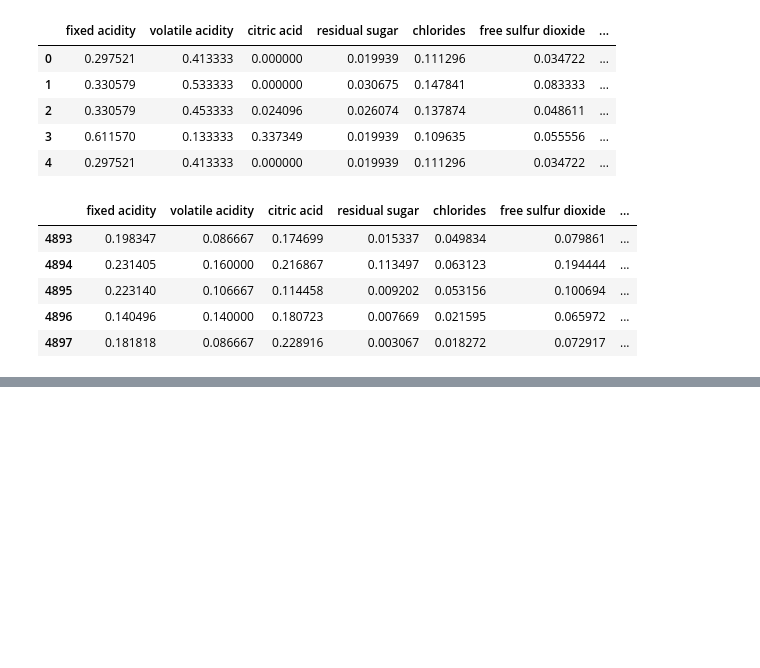
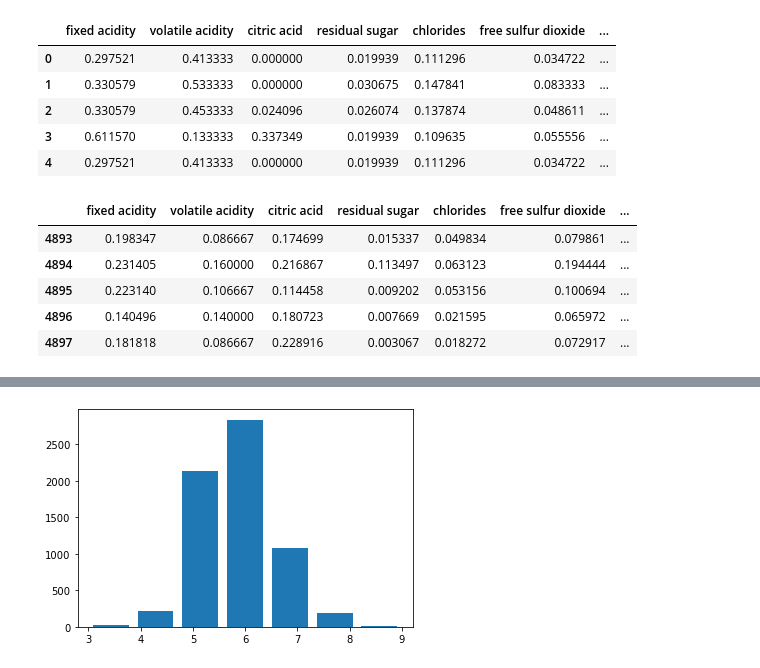
Before and after one commit to BabyUnicorn90/TensorFlow2, a Jupyter notebook: 5 Classification.ipynb, the cells around one changed output, grey strips where cells are left out. Saved outputs shown, nothing was run; the diff lists cells and outputs as text; code cells hidden in the pictures; blank space fills up the shorter version.

```diff
--- a/5 Classification.ipynb
+++ b/5 Classification.ipynb
@@ -243,0 +378,6 @@ print(test_Y[0])
+# %%
+# 5.13 품질 히스토그램 시각화하기
+plt.hist(wine['quality'], bins = 7, rwidth = 0.8)
+plt.show()
+# %% [output]
+[figure, added]
```
Also changed, not shown: parts of 20 cells of this notebook, 2 other files.
